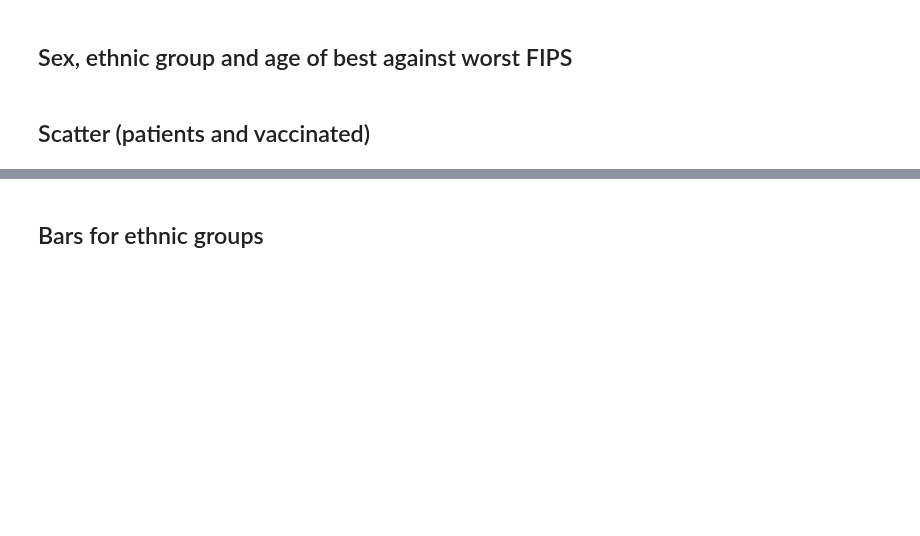
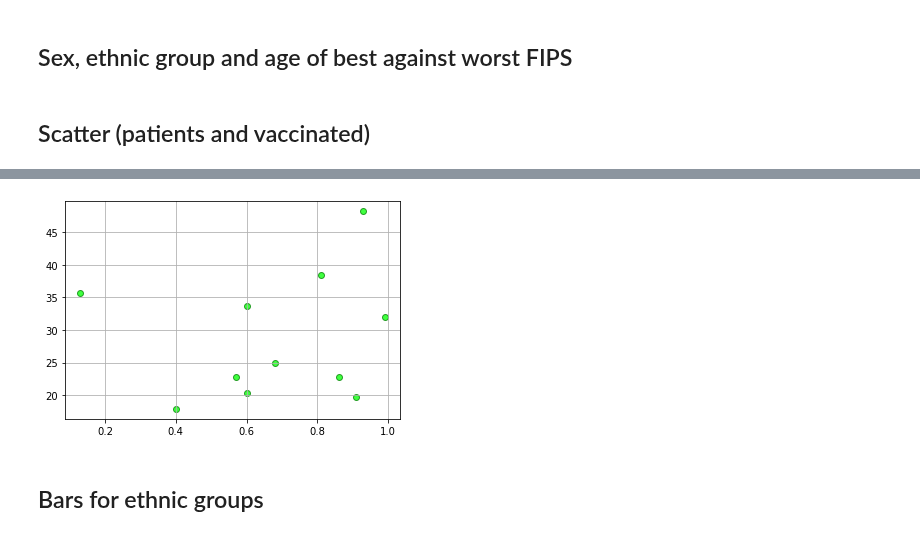
Before and after one commit to mgeffroy/P1-US-COVID-19-Vaccination-Campaign, a Jupyter notebook: P1.3_Data_Analysis-Mariana.ipynb, the cells around one changed output, grey strips where cells are left out. Cells and saved outputs as stored; diff of their text form; code cells hidden in the pictures; blank space fills up the shorter version.

Commit message:
Modified csv for easier analysis, scatterplots

```diff
--- a/P1.3_Data_Analysis-Mariana.ipynb
+++ b/P1.3_Data_Analysis-Mariana.ipynb
@@ -424,3 +423,7 @@ plt.savefig("figures/rel_val_counties.png",dpi=300, bbox_inches = "tight")
 ## Sex, ethnic group and age of best against worst FIPS
 # %% [markdown]
 ## Scatter (patients and vaccinated)
+# %%
+#Data for scatterplots
+svi_rel =vaccination_df.loc[["21003","27105","20175","16065","4027","4023","36087","20057", "6035", "19149", "40153"]]
+svi_rel
@@ -426,0 +444,5 @@ plt.savefig("figures/rel_val_counties.png",dpi=300, bbox_inches = "tight")
+# %%
+#Merge with vaccination data
+rel_compare = svi_rel.merge(vacc_wr, how='left', on = index_2 )
+rel_compare =rel_compare.set_index("key_0", drop=True, append=False, inplace=False, verify_integrity=False)
+print(rel_compare.dtypes)
@@ -427,3 +458,22 @@ plt.savefig("figures/rel_val_counties.png",dpi=300, bbox_inches = "tight")
+# %%
+svi_r = rel_compare["Social Vulnerability Index (SVI)"].astype(float)
+vaccination_r = rel_compare["Total pct vaccinated"].astype(float)
+# %%
+
+#Create scatterplot
+plt.scatter(svi_r, vaccination_r, marker="o", facecolors="lime", edgecolors="green",
+             alpha=0.75)
+plt.grid(True)
+
+#Add title and labels to scatter plot
+#plt.title( "City latitude vs. Humidity")
+#plt.xlabel("Latitude")
+#plt.ylabel("Humidity (%)")
+
+#Save figure
+#plt.savefig("sp_latitude_vs_humidity.png")
+# %% [output]
+[figure, added]
 # %% [markdown]
 ## Bars for ethnic groups
 # %% [markdown]
```
Also changed, not shown: parts of 5 cells of this notebook, 1 other file.
